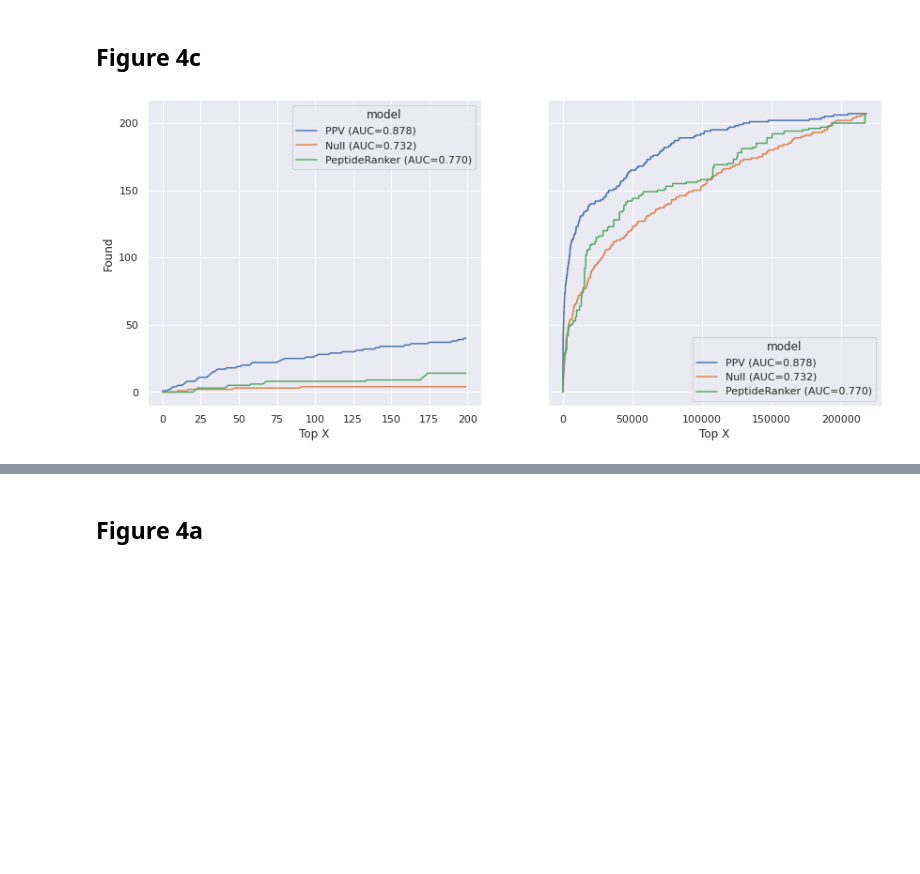
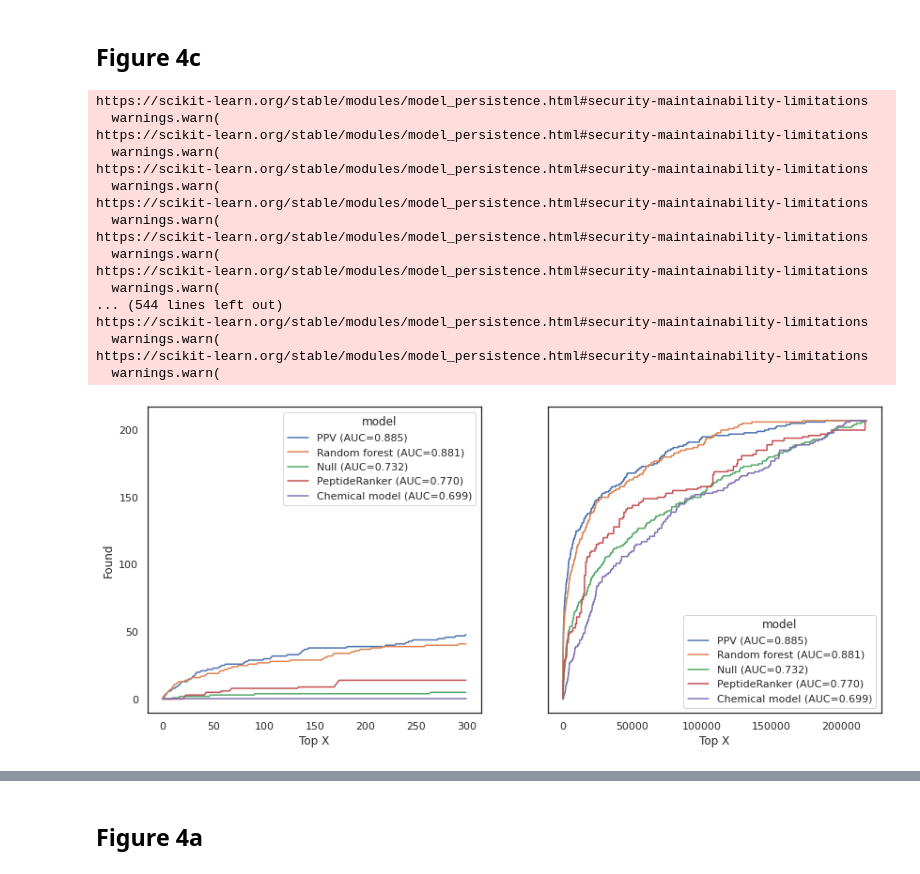
Before and after one commit to jancr/ppv, a Jupyter notebook: validation/manuscript_figures.ipynb, the cells around one changed output, grey strips where cells are left out. Saved outputs shown, nothing was run; the diff lists cells and outputs as text; code cells hidden in the pictures; blank space fills up the shorter version.

```diff
--- a/validation/manuscript_figures.ipynb
+++ b/validation/manuscript_figures.ipynb
@@ -6,3 +6,4 @@ import matplotlib.pyplot as plt
 import pickle
 import sklearn
 import os
+sns.set(style='white')
@@ -13,7 +16,7 @@ import os
 - Plot the number of fragments (shorter) per known peptide as a function of peptide length
 - For our data: plot percentage of abundance of all fragments (length x or shorter) originating from the REAL peptide (the longest one) as a function of peptide length (try also with protein length).
 # %%
-df = pd.read_pickle('mouse_features_paper_with_peptideranker.pickle')
+df = pd.read_pickle('mouse_features_paper_sklearn_with_peptideranker.pickle')
 df_ileum = df.loc['Mouse Ileum']
 df_ileum['Annotations', 'Length'] = df_ileum['Annotations', 'Sequence'].str.len()
 # %% [output]
@@ -77,5 +81,5 @@ sns.scatterplot(x = df_ileum.loc[df_ileum['Annotations', 'Known']]['Annotations'
 # %%
-df = pd.read_pickle('../../fegt/paper/mouse_features_paper.pickle')
+df = pd.read_pickle('../../fegt/paper/mouse_features_paper_sklearn.pickle')
 df = df.loc[df['Annotations', 'Known']]
 known_peptides = set(df['Annotations','Sequence'])
 # %%
@@ -224,5 +222,7 @@ df_ileum.loc[df_ileum['Annotations','Known']].shape
 # %% [markdown]
 ## Figure 4c
+# %%
+sns.set(style='white')
 # %%
 def make_features_numerical(df: pd.DataFrame) -> pd.DataFrame:
     '''Cannot train on boolean values.'''
@@ -233,7 +233,7 @@ def make_features_numerical(df: pd.DataFrame) -> pd.DataFrame:
 
     return df
 
-df = pd.read_pickle('mouse_features_paper_with_peptideranker.pickle')
+df = pd.read_pickle('mouse_features_paper_sklearn_with_peptideranker.pickle')
 feature_columns = df.columns[df.columns.get_level_values(0).str.startswith('MS')]
 
 def add_test_probabilities(df, cv_run: str, results_dir: str, folds = [0,1,2,3,4], model_type='sklearn_any'):
@@ -267,72 +267,75 @@ def add_test_probabilities(df, cv_run: str, results_dir: str, folds = [0,1,2,3,4
 
 
 results_dir = 'nested_cv'
-feature_columns = df.columns[df.columns.get_level_values(0).str.startswith('MS')]
+exclude_features = [
+    (    'MS Count',             'start'),
+    (    'MS Count',             'stop'),
+    (    'MS Frequency',        'protein_coverage'),
+    (    'MS Frequency',        'cluster_coverage'),
+]
+feature_columns = df.columns[ (df.columns.get_level_values(0).str.startswith('MS')) & ~(df.columns.isin(exclude_features))]
 add_test_probabilities(df, 'cv_f_logreg', results_dir )
-#add_test_probabilities(df, 'cv_f_logreg_smote', results_dir )
-#add_test_probabilities(df, 'cv_rf', results_dir )
-#df[('Predictions', 'rf_old')] = df[('Predictions', 'cv_rf')]
-#add_test_probabilities(df, 'cv_svc', results_dir, model_type='svc' )
+add_test_probabilities(df, 'cv_f_logreg_smote', results_dir )
+add_test_probabilities(df, 'cv_rf', results_dir )
+add_test_probabilities(df, 'cv_svc', results_dir, model_type='svc' )
+add_test_probabilities(df, 'cv_elasticnet', results_dir )
 #add_test_probabilities(df, 'cv_bayes_logreg', results_dir, model_type='bayes')
-#feature_columns = df.columns[df.columns.get_level_values(0).str.startswith('Chemical')]
-#add_test_probabilities(df, 'cv_chemical', results_dir )
+feature_columns = df.columns[df.columns.get_level_values(0).str.startswith('Chemical')]
+add_test_probabilities(df, 'cv_chemical', results_dir )
 
-#results_dir = 'bayes_opt'
-#feature_columns = df.columns[df.columns.get_level_values(0).str.startswith('MS')]
-#add_test_probabilities(df, 'cv_elasticnet', results_dir )
-#add_test_probabilities(df, 'cv_rf', results_dir )
-
-#results_dir = 'feature_selection'
-# exclude_features = [
-#     ('MS Intensity',    'penalty_start'),
-#     ('MS Intensity',     'penalty_stop'),
-#     ('MS Frequency',           'ladder'),
-#     (    'MS Count',             'stop'),
-# ]
-# feature_columns = df.columns[ (df.columns.get_level_values(0).str.startswith('MS')) & ~(df.columns.isin(exclude_features))]
-# add_test_probabilities(df, 'cv_reduced', results_dir )
-
-import seaborn as sns; sns.set()
 
 def make_plottable(prediction, targets, source, model_name, auc=True):
     plot_data = pd.DataFrame({"prediction": prediction, "Target": targets.astype(int)})
     plot_data = plot_data.sort_values(by="prediction")[::-1]
     plot_data["Top X"] = np.arange(targets.shape[0])
     plot_data["Found"] = plot_data["Target"].cumsum()
     plot_data["source"] = source
     if auc:
         auc = sklearn.metrics.roc_auc_score(targets.astype(int),  prediction)
         model_name = "{} (AUC={:.3f})".format(model_name, auc)
     plot_data["model"] = model_name
     return plot_data
 
 df_plot = pd.concat((
     make_plottable(df[('Predictions', 'cv_f_logreg')].values, df[('Annotations', 'Known')].cat.codes.values, "Observed", "PPV"),
     #make_plottable(df[('Predictions', 'cv_bayes_logreg')].values, df[('Annotations', 'Known')].cat.codes.values, "Observed", "Bayesian logistic regression"),
-    #make_plottable(df[('Predictions', 'cv_rf')].values, df[('Annotations', 'Known')].cat.codes.values, "Observed", "Random forest"),
+    make_plottable(df[('Predictions', 'cv_rf')].values, df[('Annotations', 'Known')].cat.codes.values, "Observed", "Random forest"),
     make_plottable(df[('Annotations', 'Intensity')].values, df[('Annotations', 'Known')].cat.codes.values, "Observed", "Null"),
     #make_plottable(df[('Predictions', 'cv_svc')].values, df[('Annotations', 'Known')].cat.codes.values, "Observed", "Support vector machine"),
     #make_plottable(df[('Predictions', 'cv_f_logreg_smote')].values, df[('Annotations', 'Known')].cat.codes.values, "Observed", "Logistic regression w/ SMOTE"),
-    #make_plottable(df[('Predictions', 'cv_chemical')].values, df[('Annotations', 'Known')].cat.codes.values, "Observed", "Chemical model"),
-
-    #make_plottable(df[('Predictions', 'cv_elasticnet')].values, df[('Annotations', 'Known')].cat.codes.values, "Observed", "Elastic net"),
-    #make_plottable(df[('Predictions', 'cv_rf')].values, df[('Annotations', 'Known')].cat.codes.values, "Observed", "Random forest bayes opt"),
     make_plottable(df[('Predictions', 'PeptideRanker')].values, df[('Annotations', 'Known')].cat.codes.values, "Observed", "PeptideRanker"),
-
-    #make_plottable(df[('Predictions', 'cv_reduced')].values, df[('Annotations', 'Known')].cat.codes.values, "Observed", "Feature selected model"),
+    make_plottable(df[('Predictions', 'cv_chemical')].values, df[('Annotations', 'Known')].cat.codes.values, "Observed", "Chemical model")
 )).reset_index(drop=True) # need to reset the index for seaborn to work correctly.
 
 
 fig = plt.figure(figsize=(2 * 7, 6))
 ax1, ax2 = fig.subplots(1, 2, sharey=True)
 # fig, (ax1, ax2) = plt.subplots(ncols=2, sharey=True)
-sns.lineplot(x="Top X", y="Found", hue="model", data=df_plot[df_plot["Top X"] < 200], ax=ax1)
+sns.lineplot(x="Top X", y="Found", hue="model", data=df_plot[df_plot["Top X"] < 300], ax=ax1)
 # sns.lineplot(x="Top X", y="Found", style="model", data=df[df["Top X"] < 1000], ax=ax2)
 g = sns.lineplot(x="Top X", y="Found", hue="model", data=df_plot, ax=ax2)
 #g.axes.scatter(n_lpv, n_lpv_true, s=50, c='b', marker='x')
 #g.axes.annotate('LPV', (n_lpv, n_lpv_true), xycoords='data',
 #                xytext=(n_lpv * 1.25, n_lpv_true * 0.75), textcoords='data',
 #                arrowprops=dict(arrowstyle= '->', color='k', lw=3.5, ls='--'))
-#g.figure.savefig("figures/report/top_panel.pdf")
+g.figure.savefig("figures/paper/figure_4c_complete_curve.png")
+g.figure.savefig("figures/paper/figure_4c_complete_curve.svg")
 # %% [output]
+https://scikit-learn.org/stable/modules/model_persistence.html#security-maintainability-limitations
+  warnings.warn(
+https://scikit-learn.org/stable/modules/model_persistence.html#security-maintainability-limitations
+  warnings.warn(
+https://scikit-learn.org/stable/modules/model_persistence.html#security-maintainability-limitations
+  warnings.warn(
+https://scikit-learn.org/stable/modules/model_persistence.html#security-maintainability-limitations
+  warnings.warn(
+https://scikit-learn.org/stable/modules/model_persistence.html#security-maintainability-limitations
+  warnings.warn(
+https://scikit-learn.org/stable/modules/model_persistence.html#security-maintainability-limitations
+  warnings.warn(
+... (544 lines left out)
+https://scikit-learn.org/stable/modules/model_persistence.html#security-maintainability-limitations
+  warnings.warn(
+https://scikit-learn.org/stable/modules/model_persistence.html#security-maintainability-limitations
+  warnings.warn(
-[figure, old version]
+[figure, new version]
```
Also changed, not shown: parts of 78 cells of this notebook.
